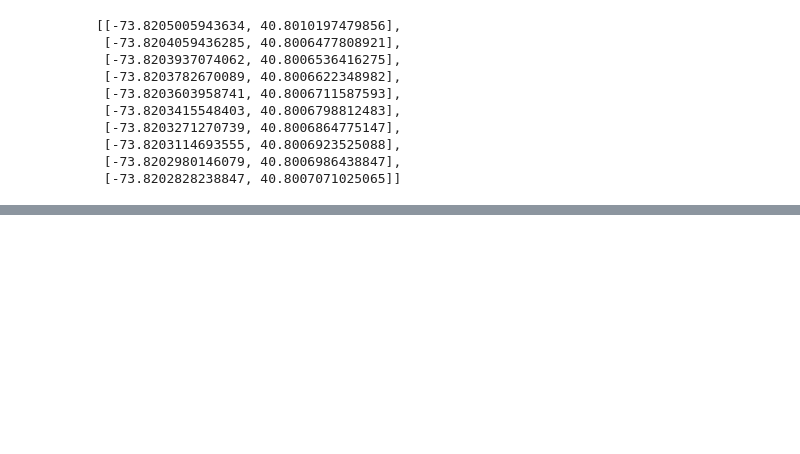
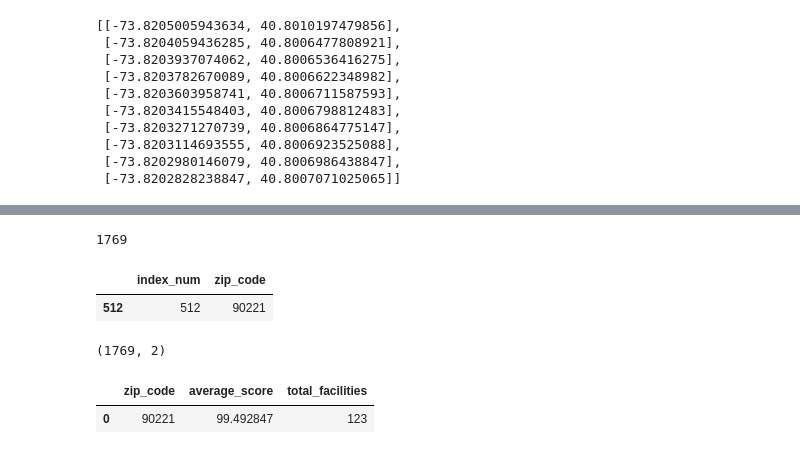
Before and after one commit to grantaguinaldo/folium-choropleth-map, a Jupyter notebook: folium-choropleth-map-2.ipynb, the cells around one changed output, grey strips where cells are left out. Saved outputs shown, nothing was run; the diff lists cells and outputs as text; code cells hidden in the pictures; blank space fills up the shorter version.

```diff
--- a/folium-choropleth-map-2.ipynb
+++ b/folium-choropleth-map-2.ipynb
@@ -61,0 +103,4 @@ HTML('<iframe src=plot_data.html width=800 height=700></iframe>')
+# %%
+len(ca_json.json()['features'])
+# %% [output]
+1769
@@ -61,0 +118,20 @@ HTML('<iframe src=plot_data.html width=800 height=700></iframe>')
+# %%
+data_dict = {'index_num': index_, 'zip_code': zip_code}
+df = pd.DataFrame(data_dict)
+df[df['index_num'] == 512]
+# %% [output]
+|  | index_num | zip_code |
+| 512 | 512 | 90221 |
+# %%
+df.shape
+# %% [output]
+(1769, 2)
+# %%
+data_dict_ = {'zip_code': [90221],
+             'average_score': [99.492847],
+             'total_facilities': [123]}
+df_data = pd.DataFrame(data_dict_)
+df_data
+# %% [output]
+|  | zip_code | average_score | total_facilities |
+| 0 | 90221 | 99.492847 | 123 |
```
Also changed, not shown: parts of 14 cells of this notebook, 8 other files.
